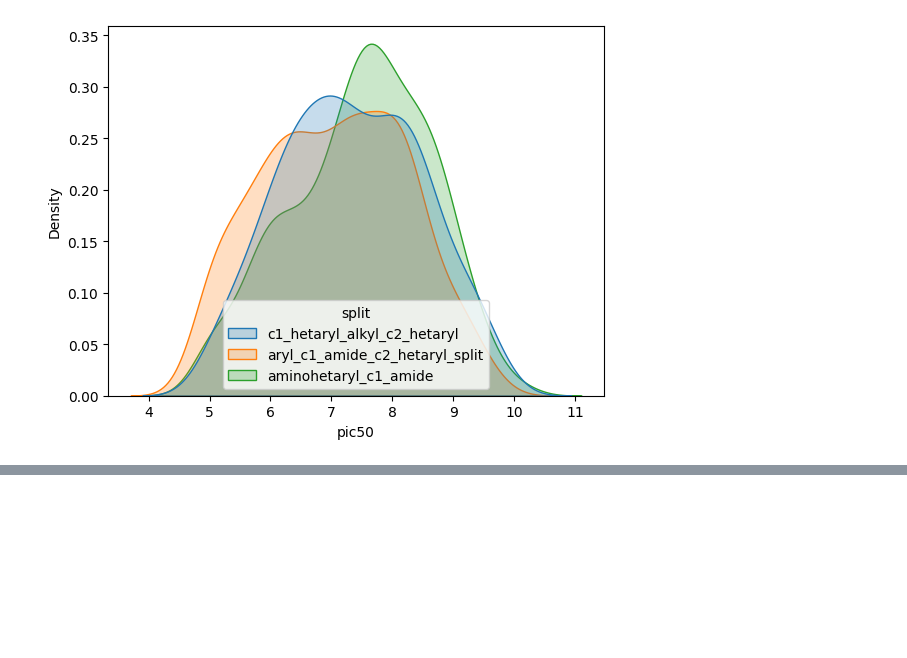
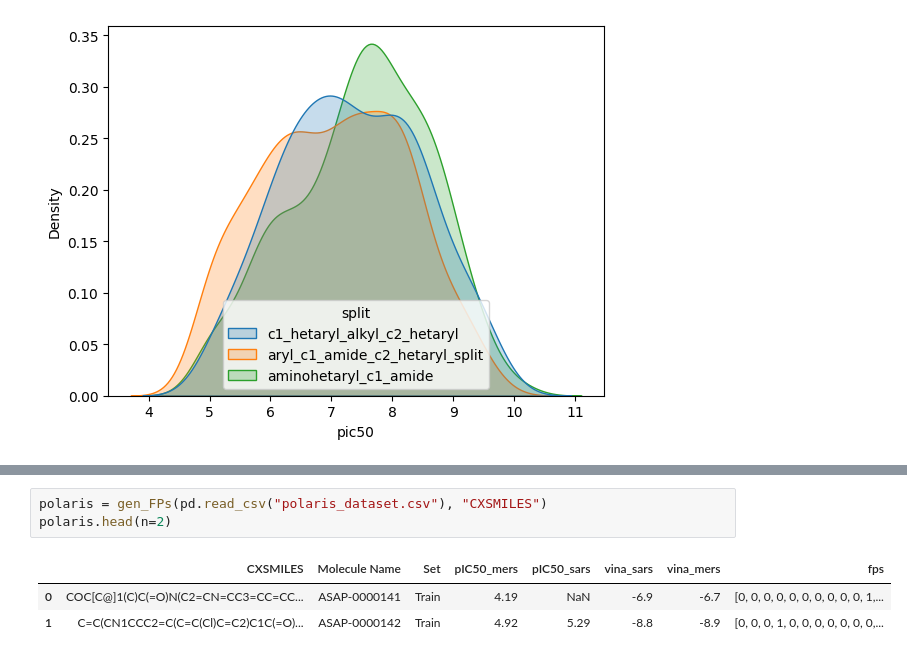
Before and after one commit to MobleyLab/active-learning-notebooks, a Jupyter notebook: DockingMLEnsemble.ipynb, the cells around one changed output, grey strips where cells are left out. Drawn from its saved outputs; the diff is of its cells as text; blank space fills up the shorter version.

```diff
--- a/DockingMLEnsemble.ipynb
+++ b/DockingMLEnsemble.ipynb
@@ -1034,0 +1044,7 @@ sns.kdeplot(df_plot, x="pic50", hue="split", common_norm=False, fill=True, palet
+# %%
+polaris = gen_FPs(pd.read_csv("polaris_dataset.csv"), "CXSMILES")
+polaris.head(n=2)
+# %% [output]
+|  | CXSMILES | Molecule Name | Set | pIC50_mers | pIC50_sars | vina_sars | vina_mers | fps |
+| 0 | COC[C@]1(C)C(=O)N(C2=CN=CC3=CC=CC... | ASAP-0000141 | Train | 4.19 | NaN | -6.9 | -6.7 | [0, 0, 0, 0, 0, 0, 0, 0, 0, 0, 1,... |
+| 1 | C=C(CN1CCC2=C(C=C(Cl)C=C2)C1C(=O)... | ASAP-0000142 | Train | 4.92 | 5.29 | -8.8 | -8.9 | [0, 0, 0, 1, 0, 0, 0, 0, 0, 0, 0,... |
```
Also changed, not shown: parts of 10 cells of this notebook.
